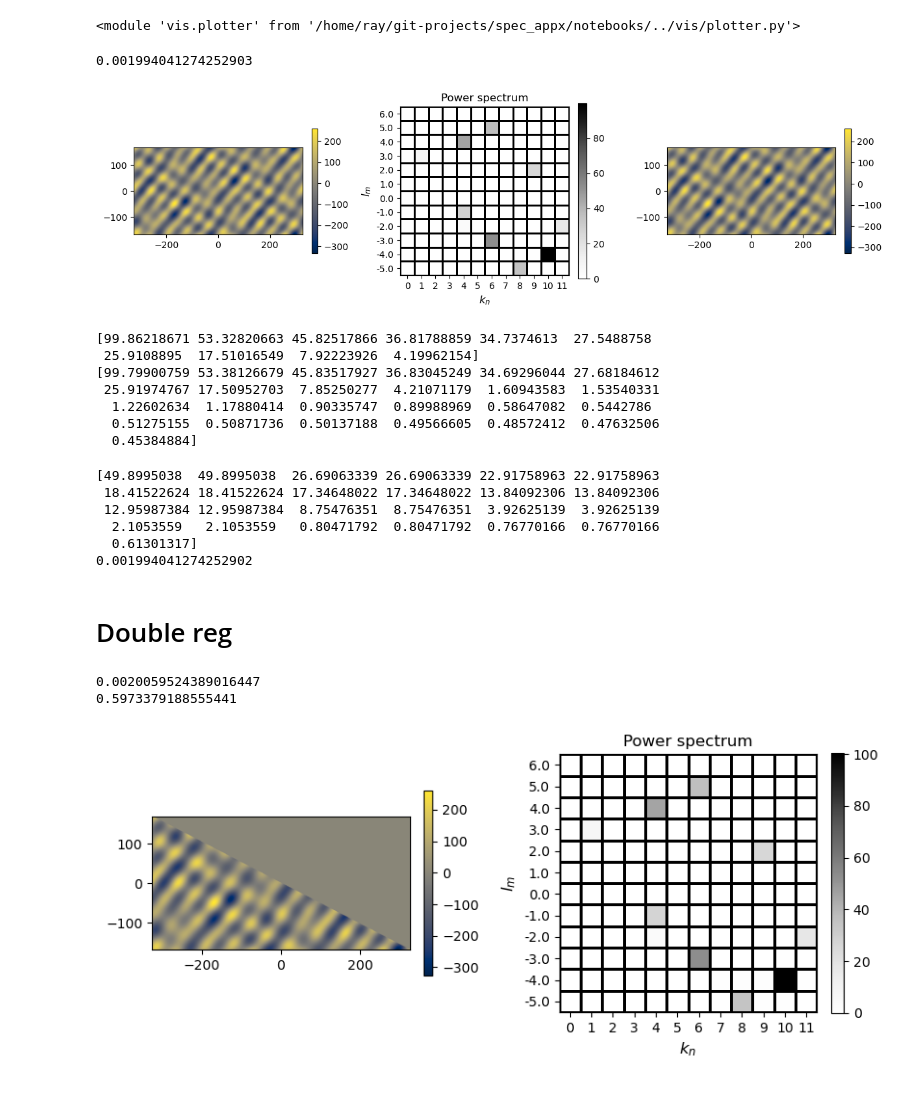
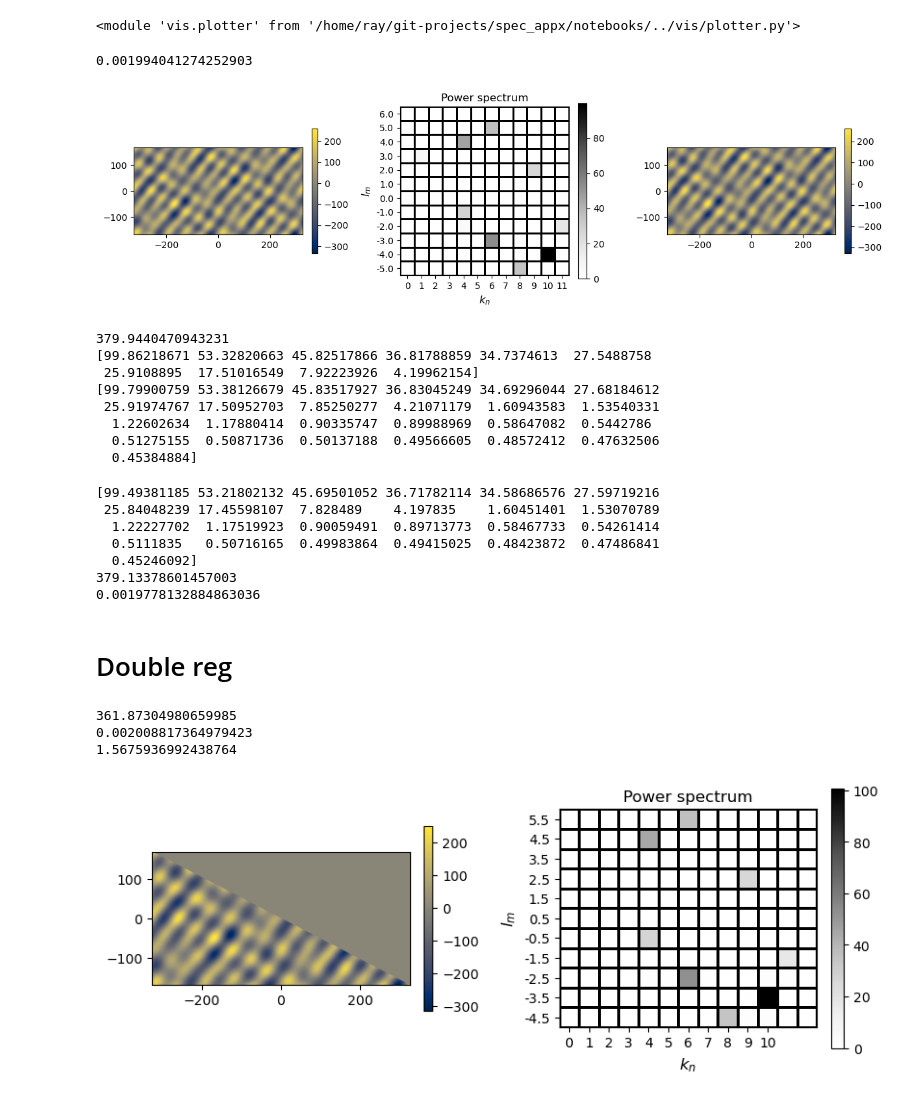
Before and after one commit to ray-chew/pyCSAM, a Jupyter notebook: notebooks/idealised_pmf.ipynb, the cells around one changed output. Saved outputs shown, nothing was run; the diff lists cells and outputs as text; code cells hidden in the pictures.

```diff
--- a/notebooks/idealised_pmf.ipynb
+++ b/notebooks/idealised_pmf.ipynb
@@ -133,6 +133,7 @@ axs[1] = fig_obj.freq_panel(axs[1], freqs)
 axs[2] = fig_obj.phys_panel(axs[2], cell.topo)
 plt.show()
 
+print(freqs.sum())
 print(np.sort(Ak)[::-1])
 print(np.sort(freqs.ravel())[::-1][:25])
 no_reg_sum = freqs.sum()
@@ -140,6 +141,7 @@ no_reg_err = np.linalg.norm(freqs - freqs_ref)
 # %% [output]
 0.001994041274252903
 [figure]
+379.9440470943231
 [99.86218671 53.32820663 45.82517866 36.81788859 34.7374613  27.5488758
  25.9108895  17.51016549  7.92223926  4.19962154]
 [99.79900759 53.38126679 45.83517927 36.83045249 34.69296044 27.68184612
@@ -148,7 +150,8 @@ no_reg_err = np.linalg.norm(freqs - freqs_ref)
   0.51275155  0.50871736  0.50137188  0.49566605  0.48572412  0.47632506
   0.45384884]
 # %%
-ampls = np.fft.fft2(dat_2D)
+# ampls = np.fft.fft2(dat_2D)
+ampls = np.fft.rfft2(dat_2D)
 ampls /= ampls.size
 ampls = np.abs(ampls)
 
@@ -158,11 +161,11 @@ wlat = np.diff(cell.lat).max()
 wlon = np.diff(cell.lon).max()
 
 sz = cell.topo.size
-kks = np.fft.fftfreq(cell.topo.shape[1])
-lls = np.fft.fftfreq(cell.topo.shape[0])
+# kks = np.fft.fftfreq(cell.topo.shape[1])
+# lls = np.fft.fftfreq(cell.topo.shape[0])
 
-# kks = np.fft.rfftfreq((ampls.shape[1] * 2) - 1, d=1.0).reshape(-1,1)
-# lls = np.fft.fftfreq((ampls.shape[0]), d=1.0).reshape(1,-1)
+kks = np.fft.rfftfreq((ampls.shape[1] * 2) - 1, d=1.0).reshape(-1,1)
+lls = np.fft.fftfreq((ampls.shape[0]), d=1.0).reshape(1,-1)
 
 kkg, llg = np.meshgrid(kks, lls)
 
@@ -174,16 +177,18 @@ analysis.kks = kkg#.reshape(-1,)#[1:] #/ kkg.size
 analysis.lls = llg#.reshape(-1,)#[1:] #/ llg.size
 
 ideal = physics.ideal_pmf(U=10.0, V=0.1)
-uw_ref = 2.0 * ideal.compute_uw_pmf(analysis, summed=True)
+uw_ref = ideal.compute_uw_pmf(analysis, summed=True)
 
+print(ampls.sum())
 print(uw_ref)
 # %% [output]
-[49.8995038  49.8995038  26.69063339 26.69063339 22.91758963 22.91758963
- 18.41522624 18.41522624 17.34648022 17.34648022 13.84092306 13.84092306
- 12.95987384 12.95987384  8.75476351  8.75476351  3.92625139  3.92625139
-  2.1053559   2.1053559   0.80471792  0.80471792  0.76770166  0.76770166
-  0.61301317]
-0.001994041274252902
+[99.49381185 53.21802132 45.69501052 36.71782114 34.58686576 27.59719216
+ 25.84048239 17.45598107  7.828489    4.197835    1.60451401  1.53070789
+  1.22227702  1.17519923  0.90059491  0.89713773  0.58467733  0.54261414
+  0.5111835   0.50716165  0.49983864  0.49415025  0.48423872  0.47486841
+  0.45246092]
+379.13378601457003
+0.0019778132884863036
 # %% [markdown]
 # Double reg
 # %%
@@ -192,14 +197,14 @@ nhj = 12
 
 # define triangle given the vertices
 triangle = utils.triangle(lon_v, lat_v)
-# cell.get_masked(triangle)
+cell.get_masked(triangle)
 
-cell.mask[...] = True
-cell.get_masked(triangle, mask=cell.mask)
+# cell.mask[...] = True
+# cell.get_masked(triangle, mask=cell.mask)
 
 fobj = fourier.f_trans(nhi,nhj)
 fobj.do_full(cell)
-am_orig, data_recons_orig = lin_reg.do(fobj, cell, lmbda=0.0)
+am_orig, data_recons_orig = lin_reg.do(fobj, cell, lmbda=0.5)
 
 dat_2D_orig = reconstruction.recon_2D(data_recons_orig, cell)
 
@@ -221,34 +226,37 @@ l_idxs = [pair[0] for pair in indices]
 
 # define triangle given the vertices
 triangle = utils.triangle(lon_v, lat_v)
 cell.get_masked(triangle)
 
-fobj.set_kls(k_idxs, l_idxs)
+fobj.set_kls(k_idxs, l_idxs, recompute_nhij = True)
 fobj.do_full(cell)
 
 am, data_recons = lin_reg.do(fobj, cell, lmbda = 1e-6)
 
 fobj.get_freq_grid(am)
 dat_2D = reconstruction.recon_2D(data_recons, cell)
 
 freqs = np.abs(fobj.ampls)
 
 analysis = var.analysis()
 analysis.get_attrs(fobj, freqs)
 
 ideal = physics.ideal_pmf(U=10.0, V=0.1)
 pmf_ff = ideal.compute_uw_pmf(analysis, summed=True)
+
+print(freqs.sum())
 print(pmf_ff)
 
 print((pmf_ff - uw_ref)/(uw_ref) * 100.0)
 
 fs = (10,5)
 fig, axs = plt.subplots(1,2, figsize=fs)
 fig_obj = plotter.fig_obj(fig, fobj.nhar_i, fobj.nhar_j)
 axs[0] = fig_obj.phys_panel(axs[0], dat_2D)
 axs[1] = fig_obj.freq_panel(axs[1], freqs)
 plt.show()
 # %% [output]
-0.0020059524389016447
-0.5973379188555441
+361.87304980659985
+0.002008817364979423
+1.5675936992438764
-[figure, old version]
+[figure, new version]
```
Also changed, not shown: 1 other file.
